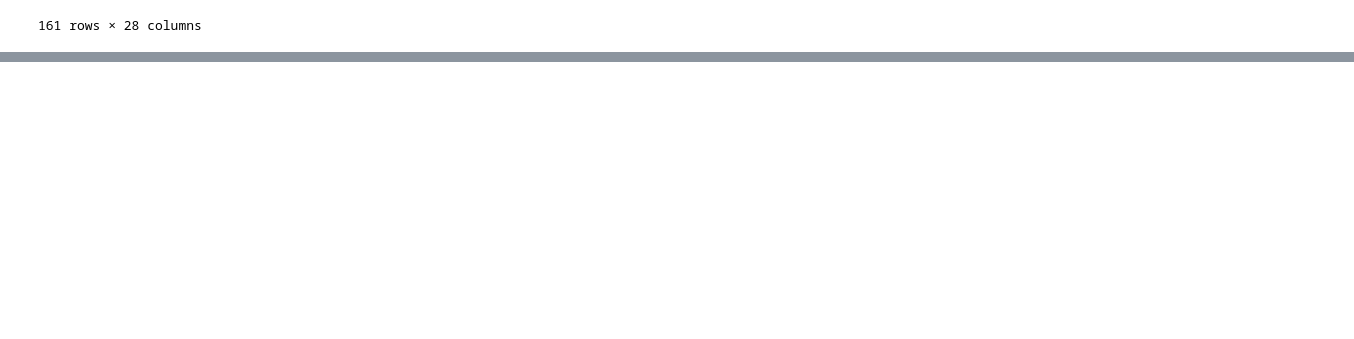
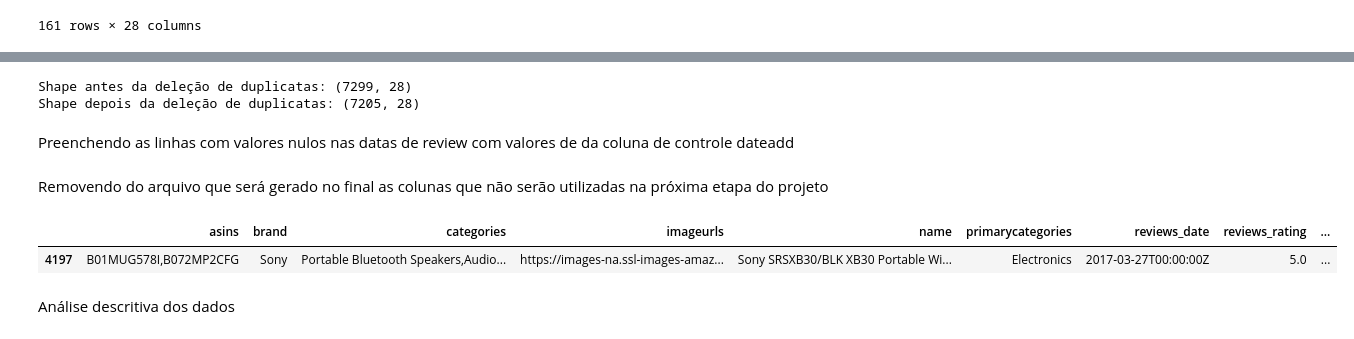
Before and after one commit to Ighus/ds_analisys_amazon_bestbuy_eletronics, a Jupyter notebook: data_wrangling.ipynb, the cells around one changed output, grey strips where cells are left out. Drawn from its saved outputs; the diff is of its cells as text; code cells hidden in the pictures; blank space fills up the shorter version.

Commit message:
Terminando a parte de data wrangling e iniciando EDA

```diff
--- a/notebook.ipynb
+++ b/data_wrangling.ipynb
@@ -239,0 +207,27 @@ array([  0.,   2.,   4.,   3.,   8.,  12.,   1.,  nan,  45.,  27.,   6.,
+# %%
+print(f'Shape antes da deleção de duplicatas: {data.shape}')
+data = data.drop_duplicates(['reviews_username', 'asins', 'reviews_date'], keep = 'first')
+print(f'Shape depois da deleção de duplicatas: {data.shape}')
+# %% [output]
+Shape antes da deleção de duplicatas: (7299, 28)
+Shape depois da deleção de duplicatas: (7205, 28)
+# %% [markdown]
+Preenchendo as linhas com valores nulos nas datas de review com valores de da coluna de controle dateadd
+# %%
+data.reviews_date.fillna(data.dateadded, inplace=True)
+# %% [markdown]
+Removendo do arquivo que será gerado no final as colunas que não serão utilizadas na próxima etapa do projeto
+# %%
+data.drop(
+  ['id', 'dateadded', 'dateupdated', 'dimension', 'ean', 'keys',
+    'colors', 'manufacturer', 'manufacturernumber', 'reviews_dateseen',
+    'reviews_sourceurls', 'sourceurls', 'weight', 'upc', 'reviews_dorecommend',
+    'reviews_numhelpful']
+  , axis = 1, inplace=True)
+# %%
+data.sample()
+# %% [output]
+|  | asins | brand | categories | imageurls | name | primarycategories | reviews_date | reviews_rating | ... |
+| 4197 | B01MUG578I,B072MP2CFG | Sony | Portable Bluetooth Speakers,Audio... | https://images-na.ssl-images-amaz... | Sony SRSXB30/BLK XB30 Portable Wi... | Electronics | 2017-03-27T00:00:00Z | 5.0 | ... |
+# %% [markdown]
+Análise descritiva dos dados
```
Also changed, not shown: parts of 23 cells of this notebook, 7 other files.
